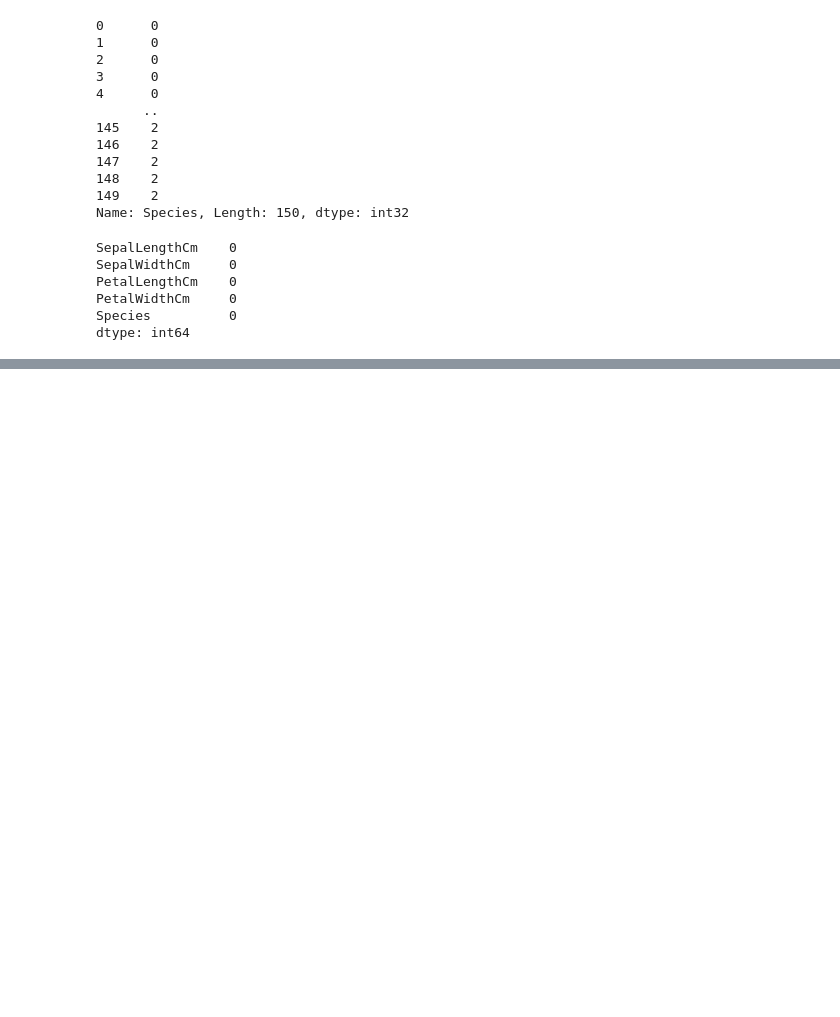
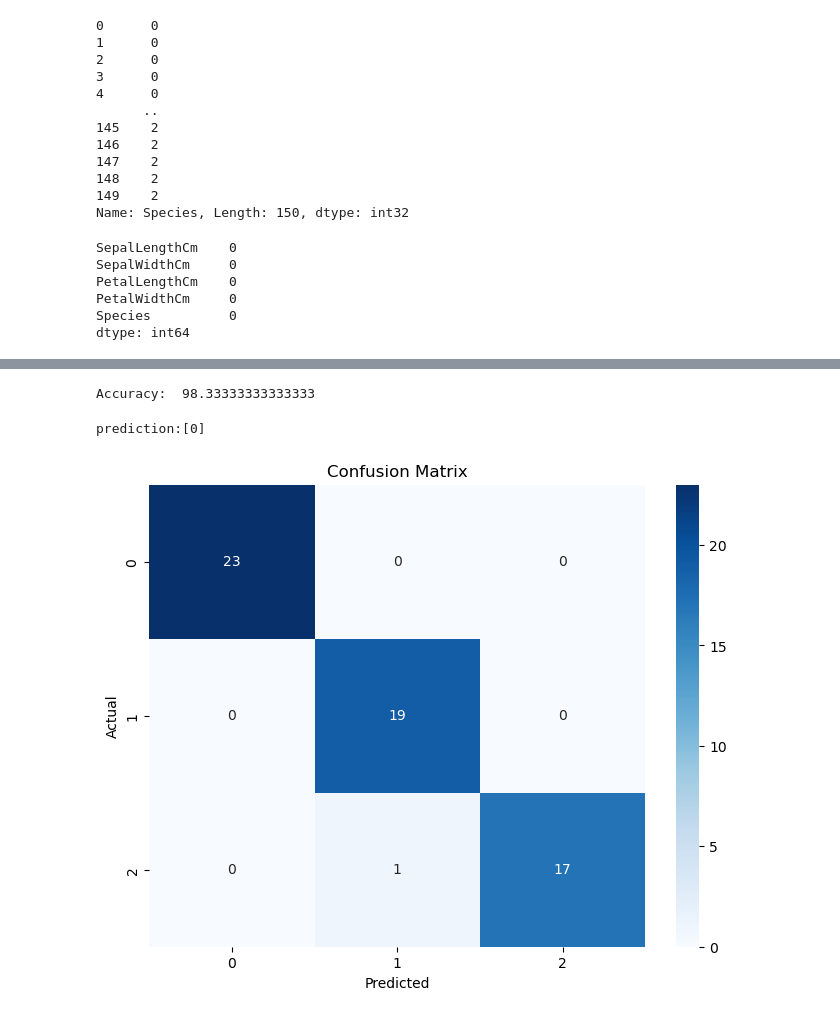
Before and after one commit to MaithilyKawale/Codsoft, a Jupyter notebook: Iris_flower_classification/iris.ipynb, the cells around one changed output, grey strips where cells are left out. Cells and saved outputs as stored; diff of their text form; code cells hidden in the pictures; blank space fills up the shorter version.

```diff
--- a/Iris_flower_classification/iris.ipynb
+++ b/Iris_flower_classification/iris.ipynb
@@ -173,0 +194,28 @@ X_train, X_test, y_train, y_test = train_test_split(X,y,test_size=0.40, random_s
+# %%
+from sklearn.neighbors import KNeighborsClassifier
+model = KNeighborsClassifier()
+model.fit(X_train.values, y_train.values)
+print("Accuracy: ", model.score(X_test.values, y_test.values)*100)
+# %% [output]
+Accuracy:  98.33333333333333
+# %%
+features = np.array([[5,2.9,1,0.2]])
+prediction = model.predict(features)
+
+print("prediction:{}".format(prediction))
+# %% [output]
+prediction:[0]
+# %%
+from sklearn.metrics import confusion_matrix
+
+y_pred = model.predict(X_test)
+cm = confusion_matrix(y_test, y_pred)
+# %%
+plt.figure(figsize=(8, 6))
+sns.heatmap(cm, annot=True, fmt='d', cmap='Blues', xticklabels=np.unique(y), yticklabels=np.unique(y))
+plt.xlabel('Predicted')
+plt.ylabel('Actual')
+plt.title('Confusion Matrix')
+plt.show()
+# %% [output]
+[figure, added]
```
Also changed, not shown: parts of 1 cell of this notebook.
